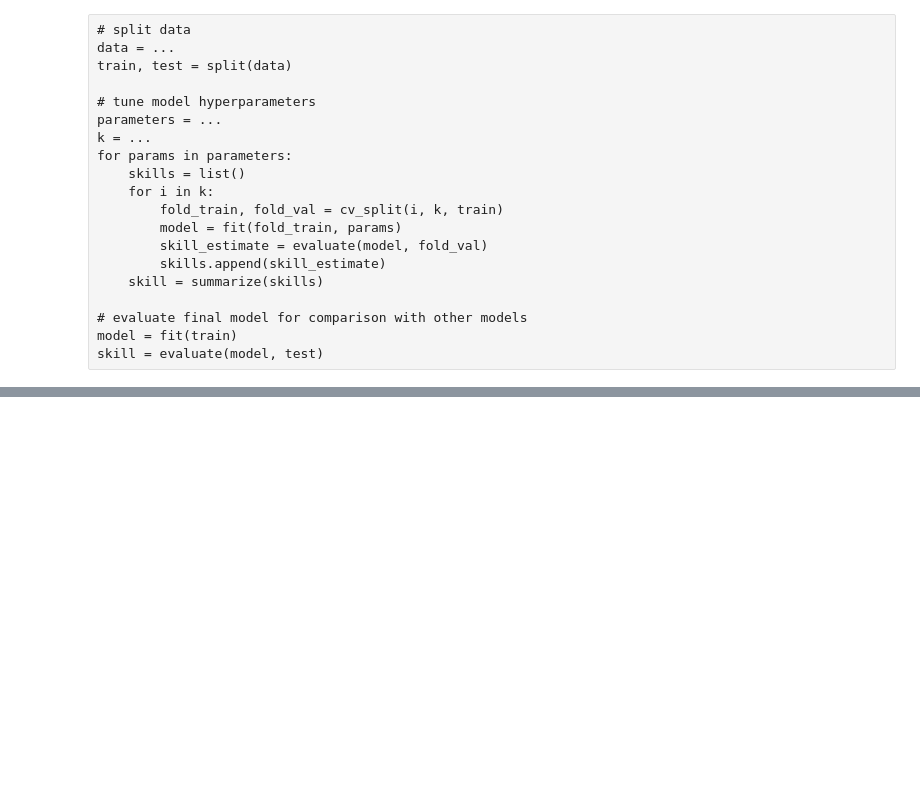
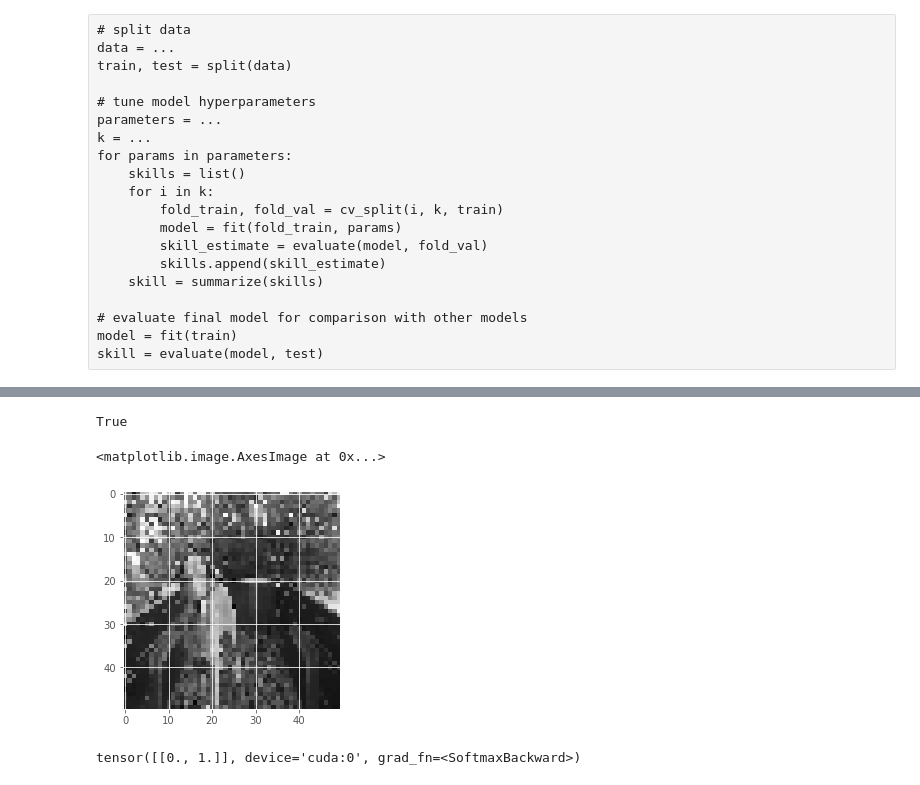
Before and after one commit to yusuftengriverdi/neural_networks, a Jupyter notebook: CNN_Last.ipynb, the cells around one changed output, grey strips where cells are left out. Cells and saved outputs as stored; diff of their text form; code cells hidden in the pictures; blank space fills up the shorter version.

```diff
--- a/CNN_Last.ipynb
+++ b/CNN_Last.ipynb
@@ -321,0 +484,25 @@ for i in range(2):
+# %%
+IMG_SIZE = 50
+path = "D:/projects/Neural_Networks/coursera_v2/coursera/samples/sample_image.JPG"
+print(os.path.exists(path))
+
+img = cv2.imread(r"D:/projects/Neural_Networks/coursera_v2/coursera/samples/sample_image.JPG", cv2.IMREAD_GRAYSCALE )
+
+#if img == None: # older numpy / py2
+    # fail !!
+#    print("fail!1")
+img = cv2.resize(img, (IMG_SIZE, IMG_SIZE))
+plt.imshow(img, cmap='gray')
+# %% [output]
+True
+<matplotlib.image.AxesImage at 0x...>
+[figure, added]
+# %%
+x = torch.Tensor(img).view(-1, 50,50)
+test_x = x.view(-1, 1, 50, 50)
+test_x = test_x.to(device)
+net.eval()
+yhat = net(test_x)
+print(yhat)
+# %% [output]
+tensor([[0., 1.]], device='cuda:0', grad_fn=<SoftmaxBackward>)
```
Also changed, not shown: parts of 22 cells of this notebook.
